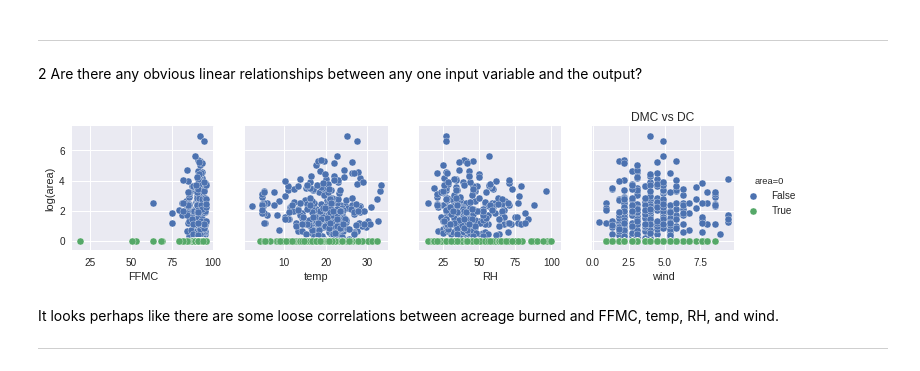
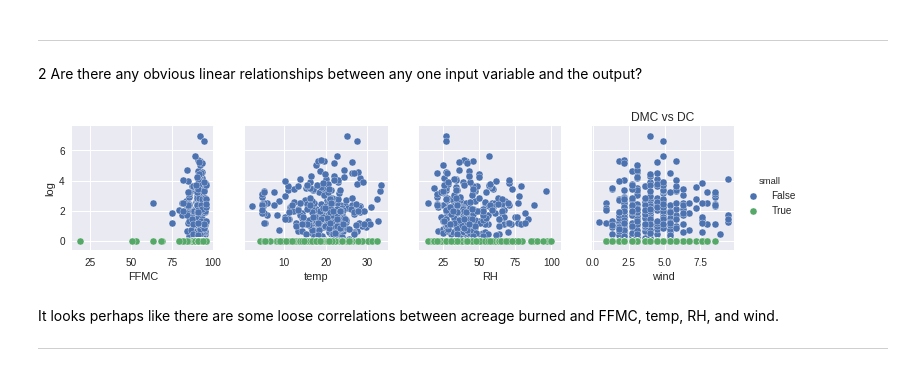
Before and after one commit to davidjwatts/portuguese_fires, a Jupyter notebook: Data_Story.ipynb, the cells around one changed output. Drawn from its saved outputs; the diff is of its cells as text; code cells hidden in the pictures.

```diff
--- a/Data_Story.ipynb
+++ b/Data_Story.ipynb
@@ -38,11 +38,11 @@ plt.show()
 ___
 2 Are there any obvious linear relationships between any one input variable and the output?
 # %%
-sns.pairplot(data=df,y_vars=['log(area)'], x_vars=['FFMC', 'temp', 'RH','wind'],hue='area=0');
+sns.pairplot(data=df,y_vars=['log'], x_vars=['FFMC', 'temp', 'RH','wind'],hue='small');
 plt.title("DMC vs DC")
 plt.show()
 # %% [output]
-[figure, old version]
+[figure, new version]
 # %% [markdown]
 It looks perhaps like there are some loose correlations between acreage burned and FFMC, temp, RH, and wind.
 ___
```
Also changed, not shown: parts of 4 cells of this notebook.
